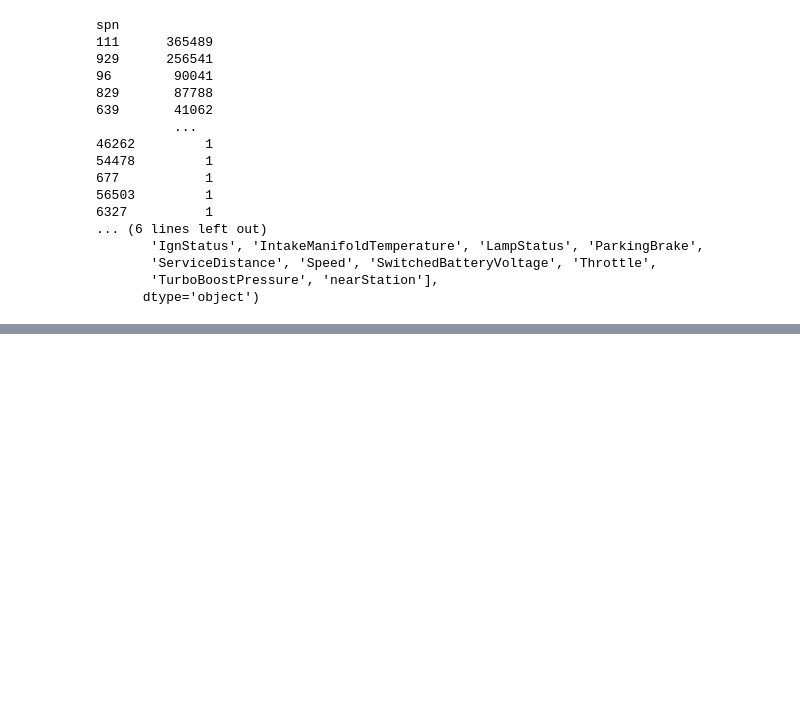
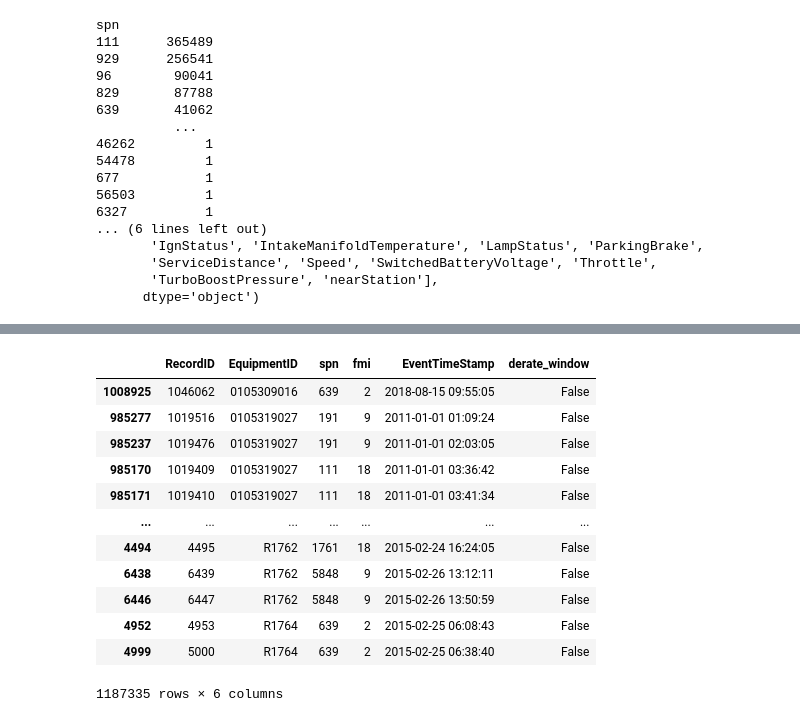
Before and after one commit to nss-data-science-cohort-8/big-g-smokey-and-the-bandits, a Jupyter notebook: notebooks/eda_ar.ipynb, the cells around one changed output, grey strips where cells are left out. Drawn from its saved outputs; the diff is of its cells as text; code cells hidden in the pictures; blank space fills up the shorter version.

```diff
--- a/notebooks/eda_ar.ipynb
+++ b/notebooks/eda_ar.ipynb
@@ -206,42 +203,0 @@ partial_derates_raw = joined[(joined['spn'] == 1569) & (joined['fmi'] == 31)]
-# %%
-col_order = [
-    "RecordID",
-    "EquipmentID",
-    "EventTimeStamp",
-    "spn",
-    "fmi",
-    "active",
-    "Latitude",
-    "Longitude",
-    "AcceleratorPedal",
-    "BarometricPressure",
-    "CruiseControlActive",
-    "CruiseControlSetSpeed",
-    "DistanceLtd",
-    "EngineCoolantTemperature",
-    "EngineLoad",
-    "EngineOilPressure",
-    "EngineOilTemperature",
-    "EngineRpm",
-    "EngineTimeLtd",
-    "FuelLevel",
-    "FuelLtd",
-    "FuelRate",
-    "FuelTemperature",
-    "IgnStatus",
-    "IntakeManifoldTemperature",
-    "LampStatus",
-    "ParkingBrake",
-    "ServiceDistance",
-    "Speed",
-    "SwitchedBatteryVoltage",
-    "Throttle",
-    "TurboBoostPressure",
-    "nearStation",
-    "ESS_Id",
-    "ecuSerialNumber",
-]
-joined["EventTimeStamp"] = pd.to_datetime(joined["EventTimeStamp"])
-joined = joined[col_order]
-joined = joined.sort_values(["EquipmentID", "EventTimeStamp"])#.fillna(np.nan)
-joined
@@ -375,0 +345,17 @@ Name: count, dtype: int64
+# %%
+temp_df = joined[['RecordID', 'EquipmentID', 'spn', 'fmi', 'EventTimeStamp', 'derate_window']]
+display(temp_df)
+# %% [output]
+|  | RecordID | EquipmentID | spn | fmi | EventTimeStamp | derate_window |
+| 1008925 | 1046062 | 0105309016 | 639 | 2 | 2018-08-15 09:55:05 | False |
+| 985277 | 1019516 | 0105319027 | 191 | 9 | 2011-01-01 01:09:24 | False |
+| 985237 | 1019476 | 0105319027 | 191 | 9 | 2011-01-01 02:03:05 | False |
+| 985170 | 1019409 | 0105319027 | 111 | 18 | 2011-01-01 03:36:42 | False |
+| 985171 | 1019410 | 0105319027 | 111 | 18 | 2011-01-01 03:41:34 | False |
+| ... | ... | ... | ... | ... | ... | ... |
+| 4494 | 4495 | R1762 | 1761 | 18 | 2015-02-24 16:24:05 | False |
+| 6438 | 6439 | R1762 | 5848 | 9 | 2015-02-26 13:12:11 | False |
+| 6446 | 6447 | R1762 | 5848 | 9 | 2015-02-26 13:50:59 | False |
+| 4952 | 4953 | R1764 | 639 | 2 | 2015-02-25 06:08:43 | False |
+| 4999 | 5000 | R1764 | 639 | 2 | 2015-02-25 06:38:40 | False |
+1187335 rows × 6 columns
```
Also changed, not shown: parts of 7 cells of this notebook, 1 other file.
